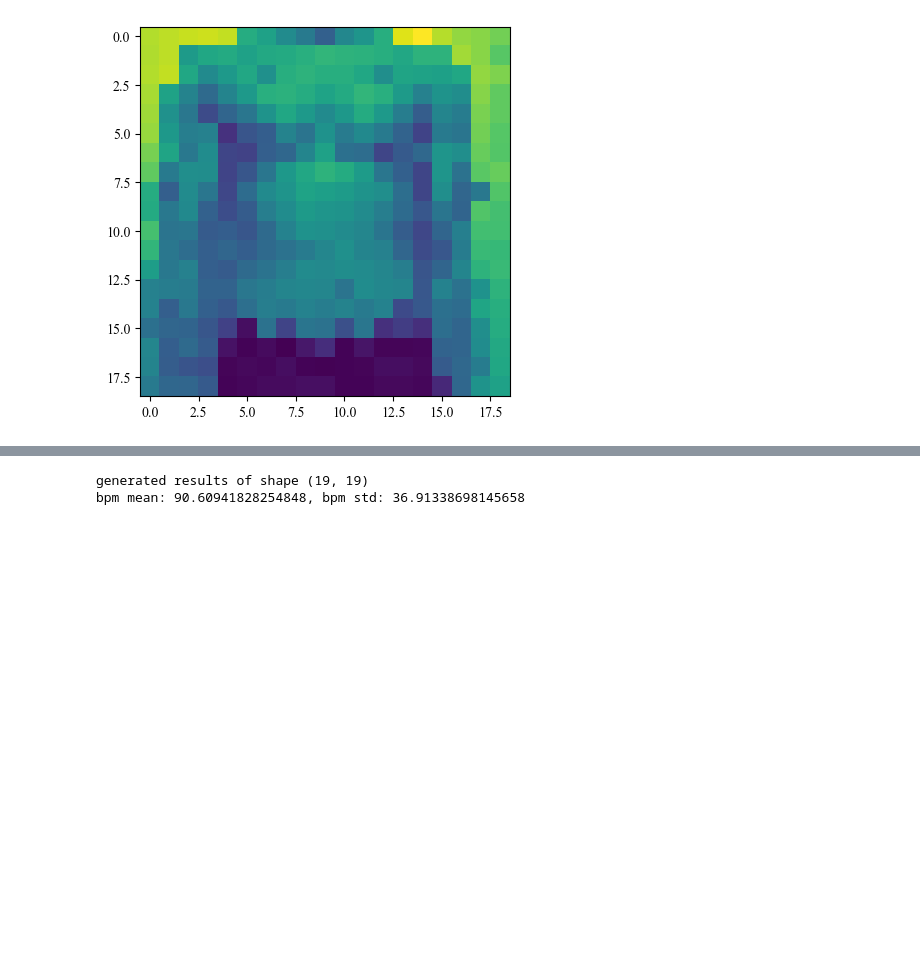
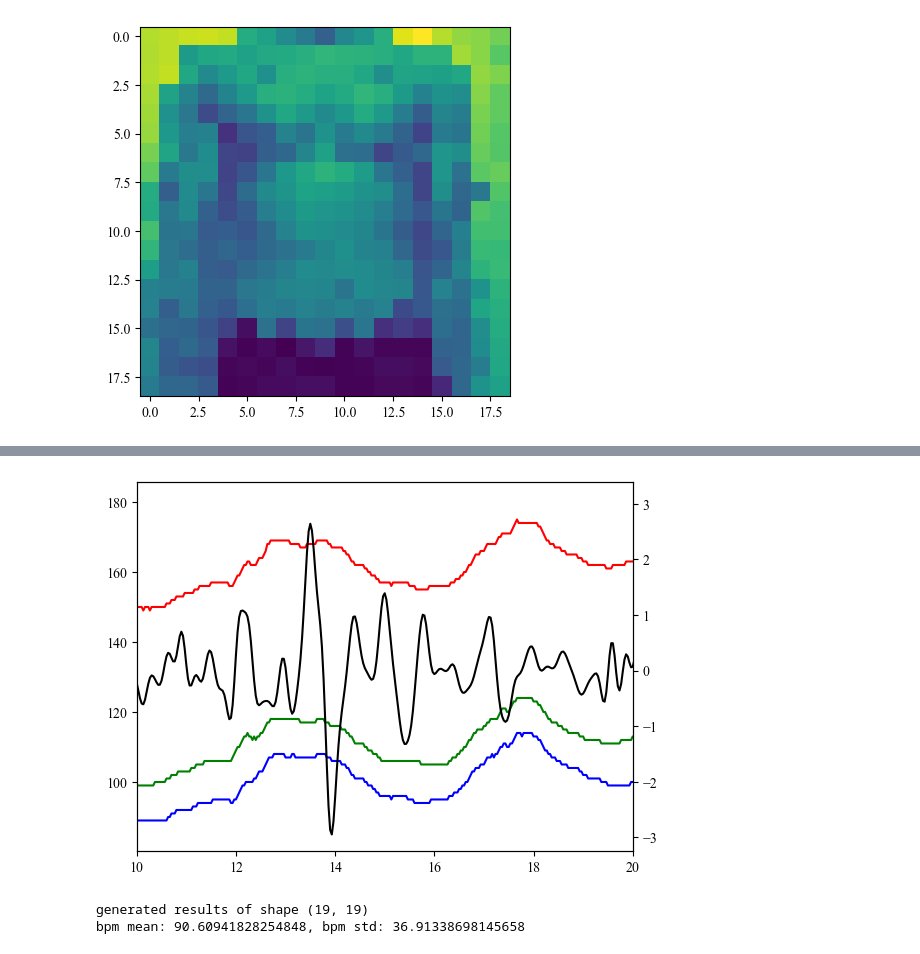
Before and after one commit to tiandahuang/chest-rppg, a Jupyter notebook: signal_analysis.ipynb, the cells around one changed output, grey strips where cells are left out. Saved outputs shown, nothing was run; the diff lists cells and outputs as text; code cells hidden in the pictures; blank space fills up the shorter version.

```diff
--- a/signal_analysis.ipynb
+++ b/signal_analysis.ipynb
@@ -77,4 +78,7 @@ mask_results = mask_avg_image(lsc_mask, stabilized_array[0])
 r, g, b = stabilized_array[0][np.newaxis].transpose(3, 0, 1, 2)
 blocking_results = np.dstack([pp.resize_func(np.mean, a, 24)[0] for a in (r, g, b)]).astype(np.uint8)
 blocking_results = cv2.cvtColor(blocking_results, cv2.COLOR_BGR2RGB)
+# %%
+# takes a long time
+run_lsc_extraction = True
 # %%
@@ -164,3 +209,9 @@ def chrom(r, g, b, fps, fft=False):
+# %%
+idx = len(red_signals) // 2
+window = (10, 20)
+show_sig(pos2, red_signals[idx], green_signals[idx], blue_signals[idx], 30, window)
+# %% [output]
+[figure, added]
 # %%
 def score_fft(sigfft, fps, k=1):
 
```
Also changed, not shown: parts of 23 cells of this notebook, 1 other file.
